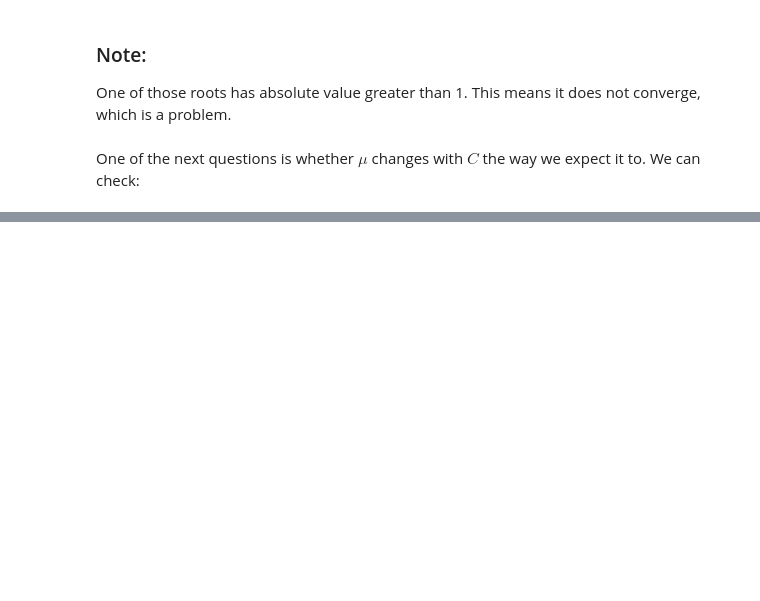
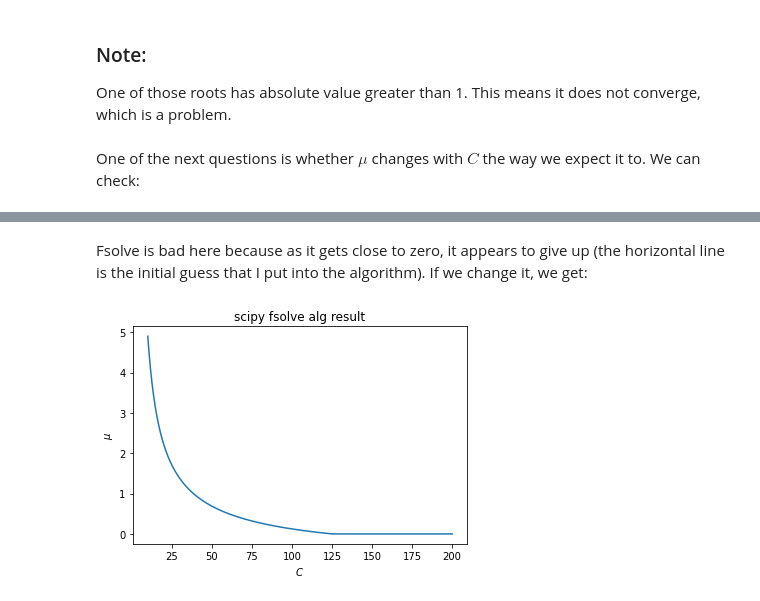
Before and after one commit to weiliubc/strategic_influencer_of_naive_agents, a Jupyter notebook: infinite_message_model/infinite_message_model.ipynb, the cells around one changed output, grey strips where cells are left out. Cells and saved outputs as stored; diff of their text form; code cells hidden in the pictures; blank space fills up the shorter version.

```diff
--- a/infinite_message_model/infinite_message_model.ipynb
+++ b/infinite_message_model/infinite_message_model.ipynb
@@ -289,0 +263,14 @@ plt.show()
+# %% [markdown]
+Fsolve is bad here because as it gets close to zero, it appears to give up (the horizontal line is the initial guess that I put into the algorithm). If we change it, we get:
+# %%
+results = []
+for C_ in np.linspace(10, 200, 1000):
+    results.append(scipy.optimize.fsolve(lambda mu: objective_function(mu, A, C_, x_0, delta, use_vec = True, suppress_print = True), 0.00001))
+
+plt.plot(np.linspace(10, 200, 1000), results)
+plt.xlabel("$C$")
+plt.ylabel("$\mu$")
+plt.title("scipy fsolve alg result")
+plt.show()
+# %% [output]
+[figure, added]
```
Also changed, not shown: parts of 33 cells of this notebook.
